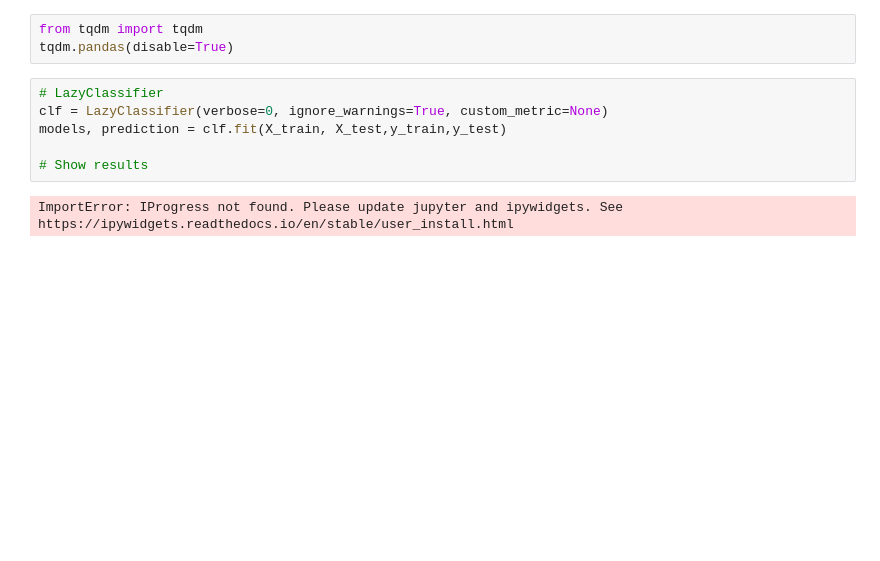
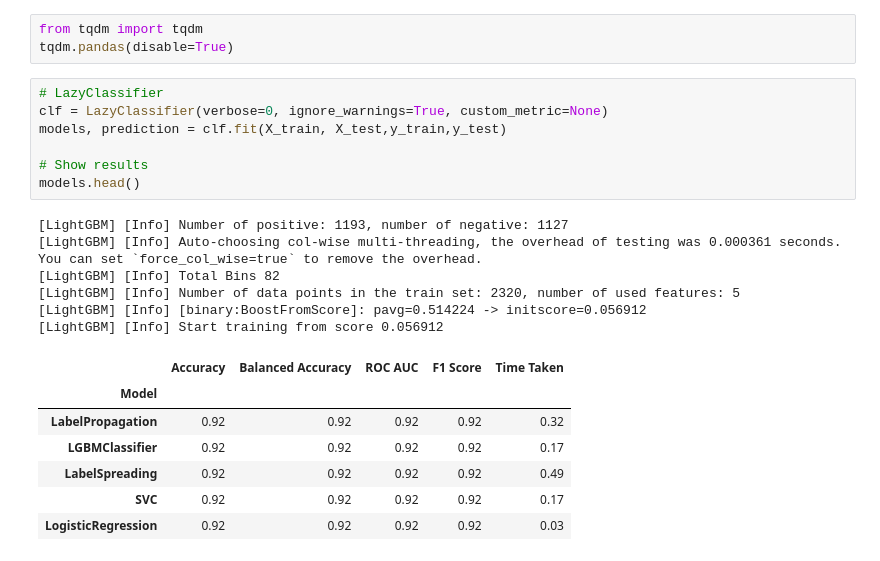
Before and after one commit to amarpoji/inttroversion-extroversion-ml, a Jupyter notebook: notebook/data/MODEL_TRAINING.ipynb, the cells around one changed output. Saved outputs shown, nothing was run; the diff lists cells and outputs as text; blank space fills up the shorter version.

```diff
--- a/notebook/data/MODEL_TRAINING.ipynb
+++ b/notebook/data/MODEL_TRAINING.ipynb
@@ -183,8 +164,22 @@ tqdm.pandas(disable=True)
 # %%
 # LazyClassifier
 clf = LazyClassifier(verbose=0, ignore_warnings=True, custom_metric=None)
 models, prediction = clf.fit(X_train, X_test,y_train,y_test)
 
 # Show results
+models.head()
 # %% [output]
-ImportError: IProgress not found. Please update jupyter and ipywidgets. See https://ipywidgets.readthedocs.io/en/stable/user_install.html
+[LightGBM] [Info] Number of positive: 1193, number of negative: 1127
+[LightGBM] [Info] Auto-choosing col-wise multi-threading, the overhead of testing was 0.000361 seconds.
+You can set `force_col_wise=true` to remove the overhead.
+[LightGBM] [Info] Total Bins 82
+[LightGBM] [Info] Number of data points in the train set: 2320, number of used features: 5
+[LightGBM] [Info] [binary:BoostFromScore]: pavg=0.514224 -> initscore=0.056912
+[LightGBM] [Info] Start training from score 0.056912
+|  | Accuracy | Balanced Accuracy | ROC AUC | F1 Score | Time Taken |
+| Model |  |  |  |  |  |
+| LabelPropagation | 0.92 | 0.92 | 0.92 | 0.92 | 0.32 |
+| LGBMClassifier | 0.92 | 0.92 | 0.92 | 0.92 | 0.17 |
+| LabelSpreading | 0.92 | 0.92 | 0.92 | 0.92 | 0.49 |
+| SVC | 0.92 | 0.92 | 0.92 | 0.92 | 0.17 |
+| LogisticRegression | 0.92 | 0.92 | 0.92 | 0.92 | 0.03 |
```
Also changed, not shown: parts of 8 cells of this notebook, 3 other files.
